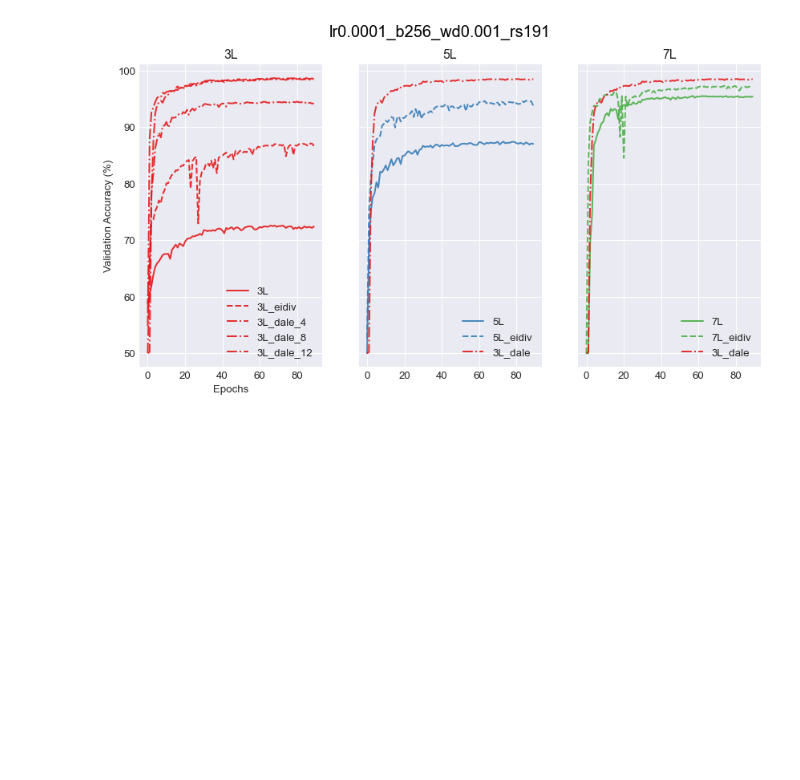
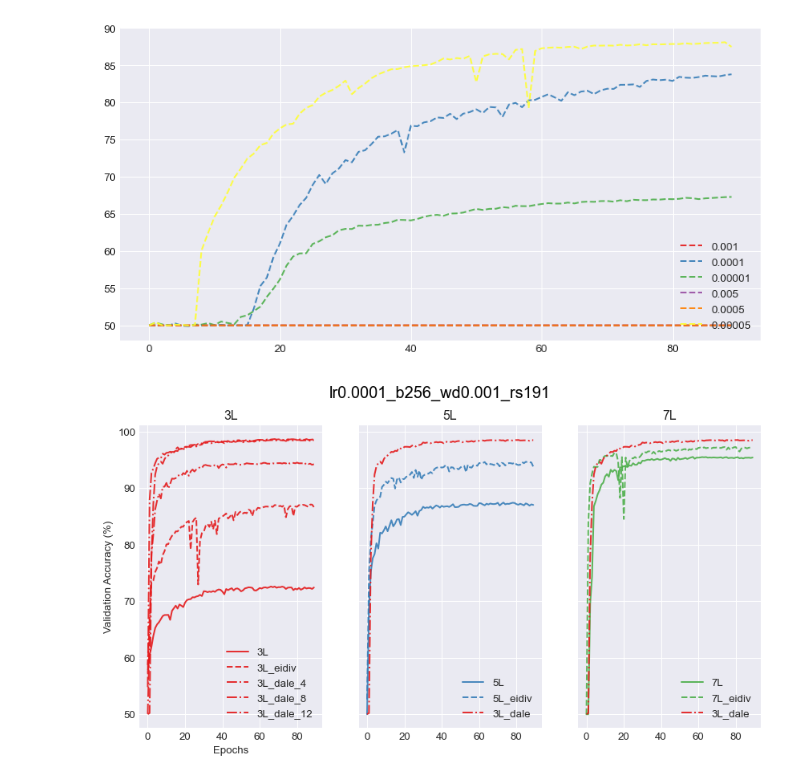
Before and after one commit to hiyuantang/marked_long, a Jupyter notebook: results/vis.ipynb, the cells around one changed output. Saved outputs shown, nothing was run; the diff lists cells and outputs as text; code cells hidden in the pictures; blank space fills up the shorter version.

Commit message:
upload new results

```diff
--- a/results/vis.ipynb
+++ b/results/vis.ipynb
@@ -21,6 +21,22 @@ def get_val_results_addtodata(path):
     df = pd.DataFrame(dict)
     acc_df_global = pd.concat([acc_df_global, df], ignore_index = True)
     return results
+
+def simple_vis(acc_list, name_list, title='Validation Accuracy Comparison'):
+    plt.style.use('seaborn-darkgrid')
+    dpi = 96
+    linewidth=1.5
+    legend_loc = 'lower right'
+    fig, ax = plt.subplots(1,1,sharex=True, sharey=True,
+                            figsize=(1000/dpi, 500/dpi), dpi=dpi)
+    palette = plt.get_cmap('Set1')
+    for i in range(len(acc_list)):
+        ax.plot(acc_list[i], linestyle='--',
+                    color=palette(i),
+                    linewidth=linewidth, alpha=0.9, label=name_list[i]
+                    )
+    ax.legend(loc=legend_loc)
+    plt.show()
 
 def vis(acc_list, name_list, title='Validation Accuracy Comparison'):
     plt.style.use('seaborn-darkgrid')
@@ -104,6 +120,14 @@ L5dale_rs191_mp = get_val_results_addtodata('./rs191_maxpool/5Ldale.txt')
 L7_rs191_mp = get_val_results_addtodata('./rs191_maxpool/7L.txt')
 L7eidiv_rs191_mp = get_val_results_addtodata('./rs191_maxpool/7Leidiv.txt')
 L7dale_rs191_mp = get_val_results_addtodata('./rs191_maxpool/7Ldale.txt')
+
+#validation results from 3Leidiv -b 256 --epochs 90 --wd 0.0001 --rs29 datasplit 8:2 w/ gabor+maxpool
+L3eidiv_001 = get_val_results_addtodata('./rs29_3Leidiv_gm_lr_test/lr0.001.txt')
+L3eidiv_0001 = get_val_results_addtodata('./rs29_3Leidiv_gm_lr_test/lr0.0001.txt')
+L3eidiv_00001 = get_val_results_addtodata('./rs29_3Leidiv_gm_lr_test/lr0.00001.txt')
+L3eidiv_005 = get_val_results_addtodata('./rs29_3Leidiv_gm_lr_test/lr0.005.txt')
+L3eidiv_0005 = get_val_results_addtodata('./rs29_3Leidiv_gm_lr_test/lr0.0005.txt')
+L3eidiv_00005 = get_val_results_addtodata('./rs29_3Leidiv_gm_lr_test/lr0.00005.txt')
 # %%
 #get mean from each model
 L3_mean, L3_std = get_mean_std_at_epoch(L3_rs53, L3_rs77, L3_rs191, epoch=epoch_global)
@@ -112,6 +136,14 @@ L5_mean, L5_std = get_mean_std_at_epoch(L5_rs53, L5_rs77, L5_rs191, epoch=epoch_
 L5eidiv_mean, L5eidiv_std = get_mean_std_at_epoch(L5eidiv_rs53, L5eidiv_rs77, L5eidiv_rs191, epoch=epoch_global)
 L7_mean, L7_std = get_mean_std_at_epoch(L7_rs53, L7_rs77, L7_rs191, epoch=epoch_global)
 L7eidiv_mean, L7eidiv_std = get_mean_std_at_epoch(L7eidiv_rs53, L7eidiv_rs77, L7eidiv_rs191, epoch=epoch_global)
+# %%
+acc_list = np.array([L3eidiv_001, L3eidiv_0001, L3eidiv_00001,
+                    L3eidiv_005, L3eidiv_0005, L3eidiv_00005], dtype=object)
+name_list = np.array(['0.001', '0.0001','0.00001',
+                    '0.005', '0.0005','0.00005'])
+simple_vis(acc_list, name_list)
+# %% [output]
+[figure, added]
 # %%
 acc_list = np.array([L3_rs191_mp, L3eidiv_rs191_mp, L3dale_4_rs191_mp, L3dale_8_rs191_mp, L3dale_12_rs191_mp,
                     L5_rs191_mp, L5eidiv_rs191_mp,
```
Also changed, not shown: 6 other files.
